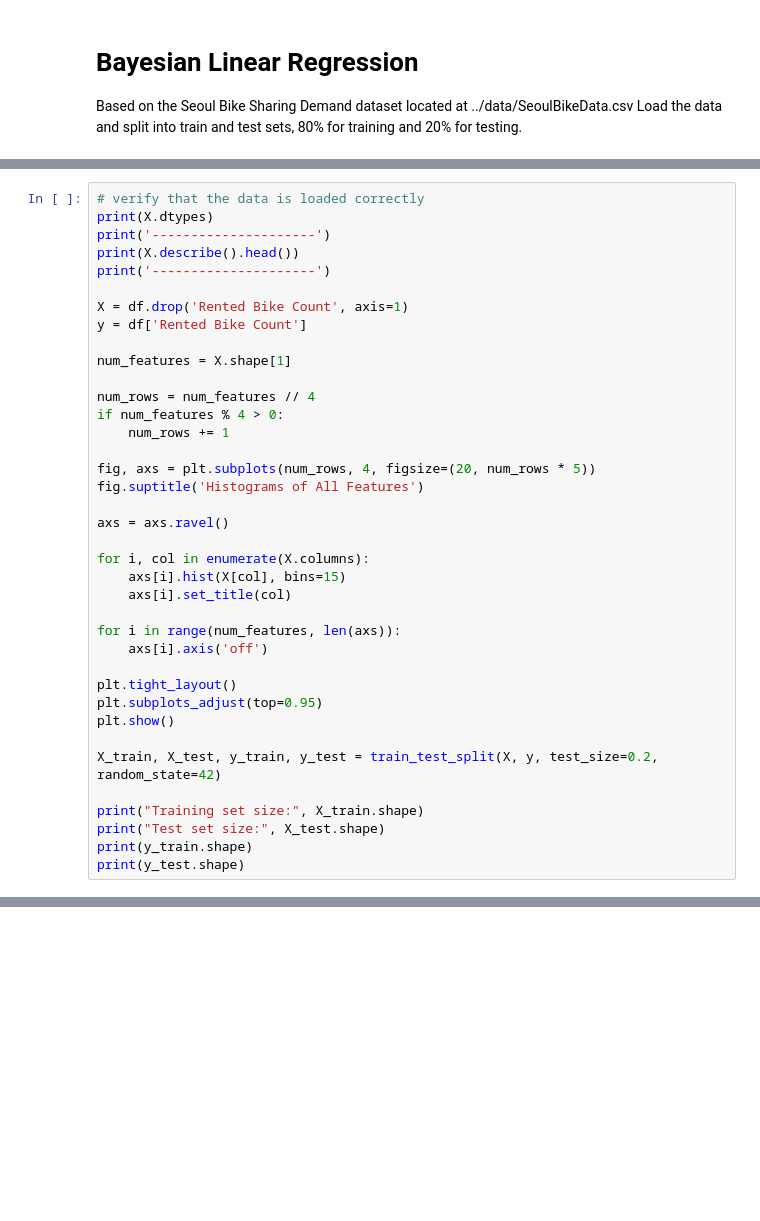
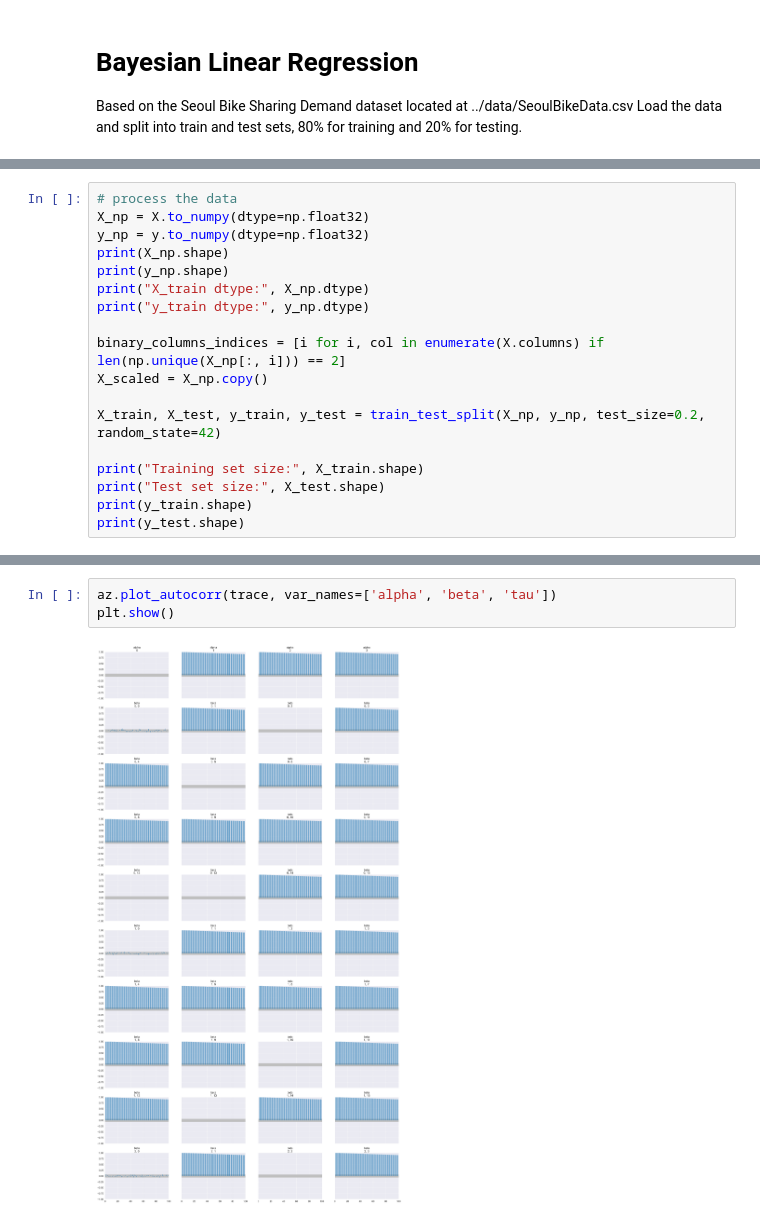
Before and after one commit to ZehuaLiuY/ML_CW, a Jupyter notebook: src/Bayesian_Linear_Regression.ipynb, the cells around one changed output, grey strips where cells are left out. Saved outputs shown, nothing was run; the diff lists cells and outputs as text; blank space fills up the shorter version.

```diff
--- a/src/Bayesian_Linear_Regression.ipynb
+++ b/src/Bayesian_Linear_Regression.ipynb
@@ -57,36 +50,16 @@ Name: Rented Bike Count, dtype: float64
 # %%
-# verify that the data is loaded correctly
-print(X.dtypes)
-print('---------------------')
-print(X.describe().head())
-print('---------------------')
+# process the data
+X_np = X.to_numpy(dtype=np.float32)
+y_np = y.to_numpy(dtype=np.float32)
+print(X_np.shape)
+print(y_np.shape)
+print("X_train dtype:", X_np.dtype)
+print("y_train dtype:", y_np.dtype)
 
-X = df.drop('Rented Bike Count', axis=1)
-y = df['Rented Bike Count']
+binary_columns_indices = [i for i, col in enumerate(X.columns) if len(np.unique(X_np[:, i])) == 2]
+X_scaled = X_np.copy()
 
-num_features = X.shape[1]
-
-num_rows = num_features // 4
-if num_features % 4 > 0:
-    num_rows += 1
-
-fig, axs = plt.subplots(num_rows, 4, figsize=(20, num_rows * 5))
-fig.suptitle('Histograms of All Features')
-
-axs = axs.ravel()
-
-for i, col in enumerate(X.columns):
-    axs[i].hist(X[col], bins=15)
-    axs[i].set_title(col)
-
-for i in range(num_features, len(axs)):
-    axs[i].axis('off')
-
-plt.tight_layout()
-plt.subplots_adjust(top=0.95)
-plt.show()
-
-X_train, X_test, y_train, y_test = train_test_split(X, y, test_size=0.2, random_state=42)
+X_train, X_test, y_train, y_test = train_test_split(X_np, y_np, test_size=0.2, random_state=42)
 
 print("Training set size:", X_train.shape)
 print("Test set size:", X_test.shape)
@@ -117,0 +123,5 @@ Test set size: (1752, 20)
+# %%
+az.plot_autocorr(trace, var_names=['alpha', 'beta', 'tau'])
+plt.show()
+# %% [output]
+[figure, added]
```
Also changed, not shown: parts of 4 cells of this notebook, 1 other file.
